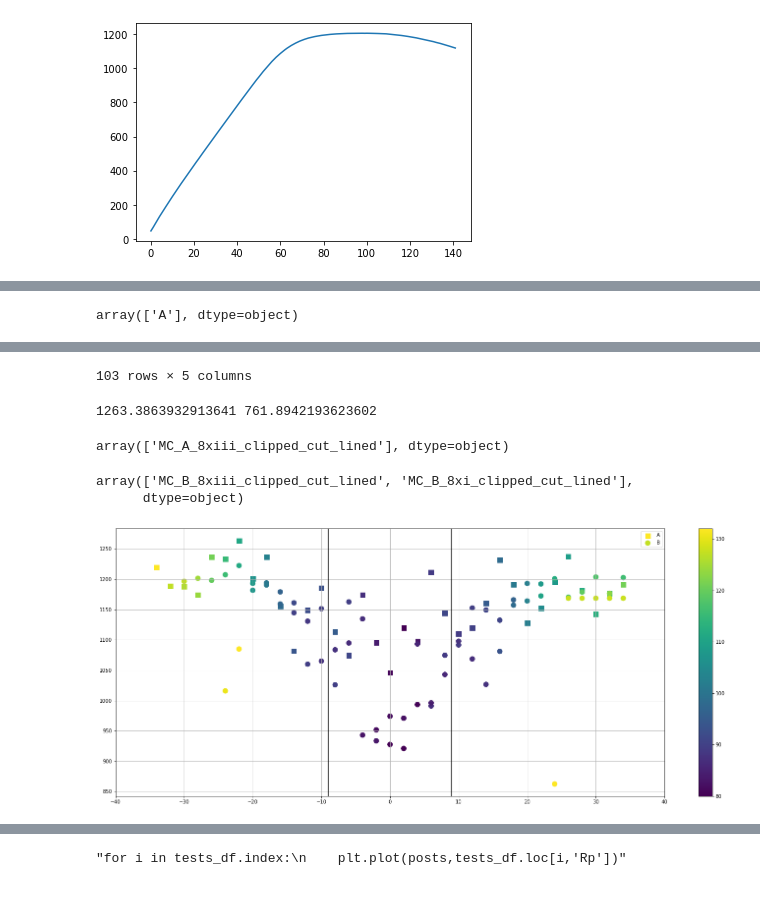
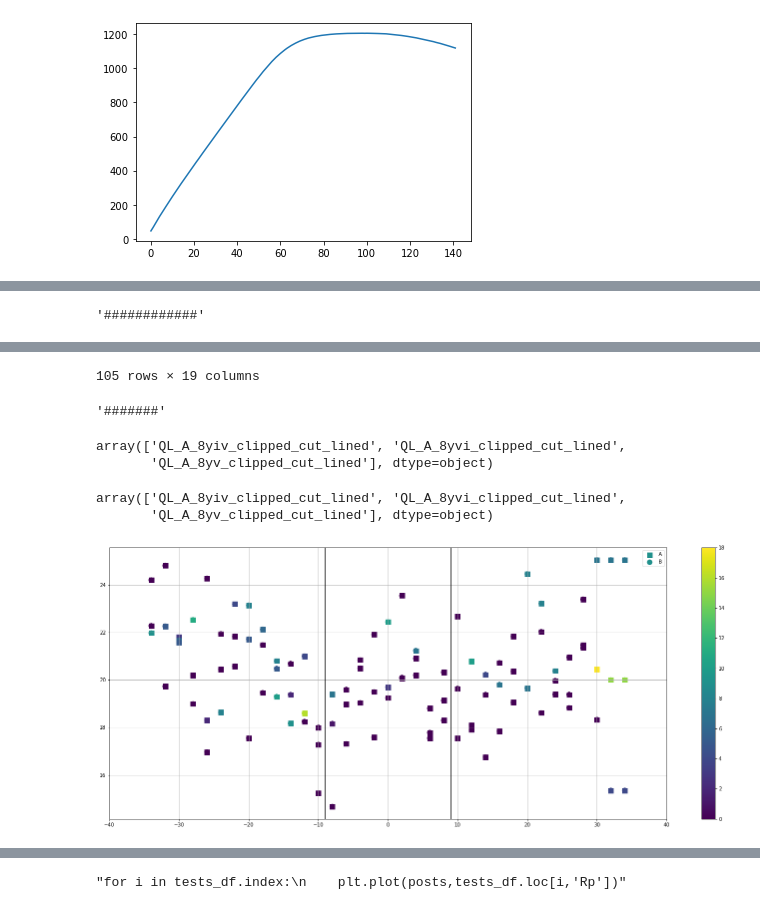
Before and after one commit to KMDE-10/DIC, a Jupyter notebook: pickle_import_analys.ipynb, the cells around one changed output, grey strips where cells are left out. Drawn from its saved outputs; the diff is of its cells as text; code cells hidden in the pictures.

```diff
--- a/pickle_import_analys.ipynb
+++ b/pickle_import_analys.ipynb
@@ -565,3 +591,7 @@ QL_GW_6yii_clipped_cut_lined     281
 QL_GW_8xii_clipped_cut_lined     111
 QL_GW_8yii_clipped_cut_lined     349
 Name: 5_7    _rp02_idx, dtype: int64
+# %%
+for i in tests_df.columns:
+
+    display(i,tests_df.loc['QL_B_8yiv_clipped_cut_lined',i])
@@ -703,31 +776,33 @@ plot2=postexplode.copy()
 
 
 
-plot=plot[plot['material']=='MC']
+plot=plot[plot['material']=='QL']
 plot=plot[plot['plate_thickness']=='8']
-#plot=plot[plot['running_number']=='iii']
-plot=plot[plot['testspeed']=='x']
+plot=plot[plot['running_number'].isin (['v','iv','vi'])]
+plot=plot[plot['testspeed']=='y']
 plot=plot[plot['senergie/GW']!='GW']
 plot=plot[plot['senergie/GW']=='A']
-plot=plot[plot['Rp'].astype(float)>700]
-plot=plot[plot['Rp'].astype(float)<1500]
-plot.dropna(axis=0,inplace=True)
+display('############')
+display(plot[plot['senergie/GW']=='A'])
+display('#######')
+plot['Rp']=[float(x)/60000 for x in plot['Rp']]
+#plot=plot[plot['Rp'].astype(float)>700]
+#plot=plot[plot['Rp'].astype(float)<1500]
+#plot.dropna(axis=0,inplace=True)
 
-plot2=plot2[plot2['material']=='MC']
+plot2=plot2[plot2['material']=='QL']
 plot2=plot2[plot2['plate_thickness']=='8']
-#plot2=plot2[plot2['running_number']=='iii'
-plot2=plot2[plot2['testspeed']=='x']
+plot2=plot2[plot2['running_number'].isin (['v','iv','vi'])]
+plot2=plot2[plot2['testspeed']=='y']
 plot2=plot2[plot2['senergie/GW']!='GW']
-plot2=plot2[plot2['senergie/GW']=='B']
-plot2=plot2[plot2['Rp'].astype(float)>700]
-plot2=plot2[plot2['Rp'].astype(float)<1500]
-plot2.dropna(axis=0,inplace=True)
+plot2=plot2[plot2['senergie/GW']=='A']
+plot2['Rp']=[float(x)/60000 for x in plot2['Rp']]
+#plot2=plot2[plot2['Rp'].astype(float)>700]
+#plot2=plot2[plot2['Rp'].astype(float)<1500]
+#plot2.dropna(axis=0,inplace=True)
 
-display(plot['senergie/GW'].unique())
-#all.dropna(axis=0,inplace=True)
-display(all)
-print(all['y4'].max(),all['y4'].min())
-#display('WWWWWWWWWWWWW',plot2['step_rp02'],'WWWWWWWWWWWWW')
+
+
 display(plot['level_0'].unique())
 display(plot2['level_0'].unique())
 ##scatterplot
@@ -743,4 +818,4 @@ plt.legend()
 plt.show()
 fig.savefig('MC_mm.png',dpi=500)
 # %% [output]
-array(['A'], dtype=object)
+'############'
@@ -759,9 +834,10 @@ array(['A'], dtype=object)
-103 rows × 5 columns
+105 rows × 19 columns
-1263.3863932913641 761.8942193623602
+'#######'
-array(['MC_A_8xiii_clipped_cut_lined'], dtype=object)
+array(['QL_A_8yiv_clipped_cut_lined', 'QL_A_8yvi_clipped_cut_lined',
+       'QL_A_8yv_clipped_cut_lined'], dtype=object)
-array(['MC_B_8xiii_clipped_cut_lined', 'MC_B_8xi_clipped_cut_lined'],
-      dtype=object)
+array(['QL_A_8yiv_clipped_cut_lined', 'QL_A_8yvi_clipped_cut_lined',
+       'QL_A_8yv_clipped_cut_lined'], dtype=object)
-[figure, old version]
+[figure, new version]
 # %%
 ###parallel coordinatesplot
 all=pd.DataFrame()
```
Also changed, not shown: parts of 13 cells of this notebook, 5 other files.
